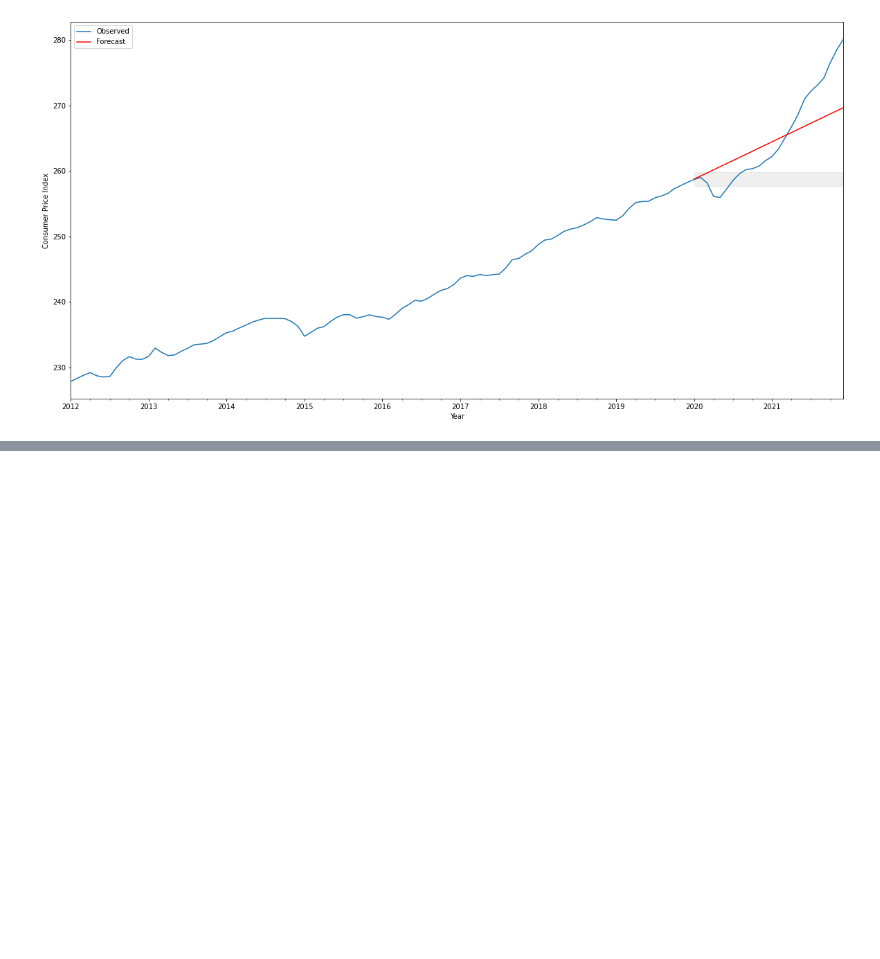
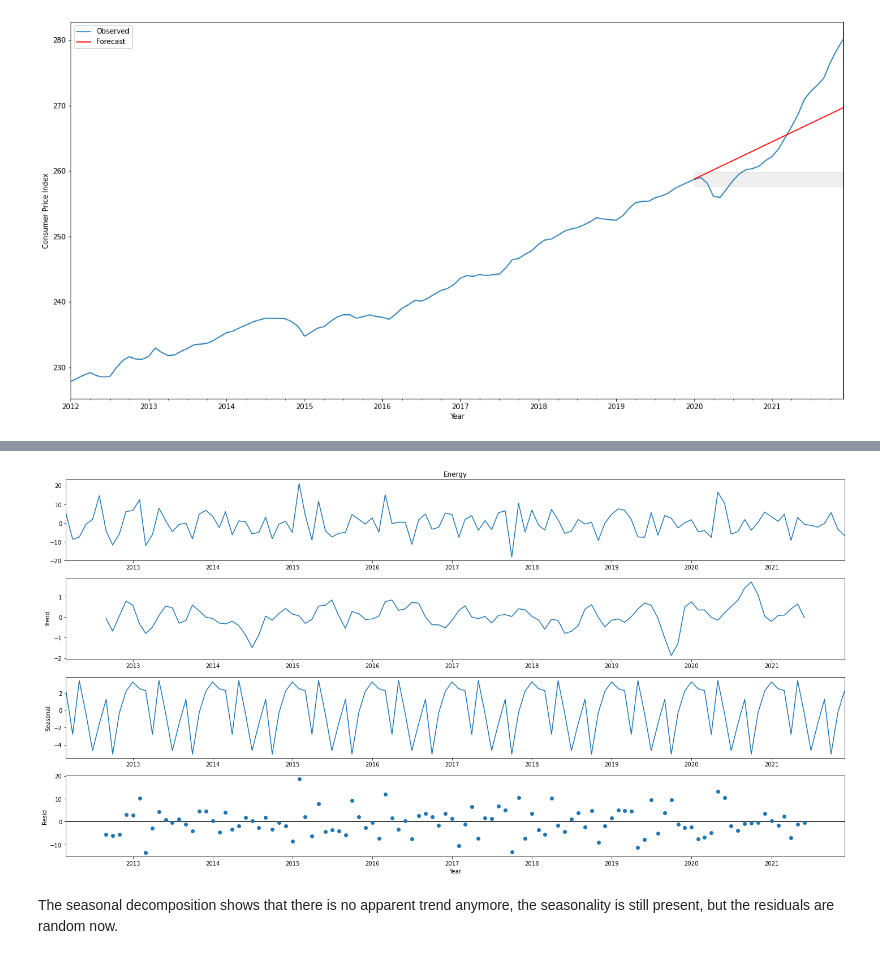
Before and after one commit to victor-thai/cpi_modeling, a Jupyter notebook: ARIMA_model_Victor.ipynb, the cells around one changed output, grey strips where cells are left out. Saved outputs shown, nothing was run; the diff lists cells and outputs as text; code cells hidden in the pictures; blank space fills up the shorter version.

```diff
--- a/ARIMA_model_Victor.ipynb
+++ b/ARIMA_model_Victor.ipynb
@@ -317,0 +436,11 @@ Text(0, 0.5, 'Consumer Price Index')
+# %%
+#running decomp again to see the changes to stationarity
+decomp = sm.tsa.seasonal_decompose(cpi_diff['Energy'], model = 'additive')
+fig = decomp.plot()
+plt.xlabel('Year')
+plt.rcParams["figure.figsize"] = (20,10)
+plt.show()
+# %% [output]
+[figure, added]
+# %% [markdown]
+The seasonal decomposition shows that there is no apparent trend anymore, the seasonality is still present, but the residuals are random now.
```
Also changed, not shown: parts of 38 cells of this notebook, 6 other files.
